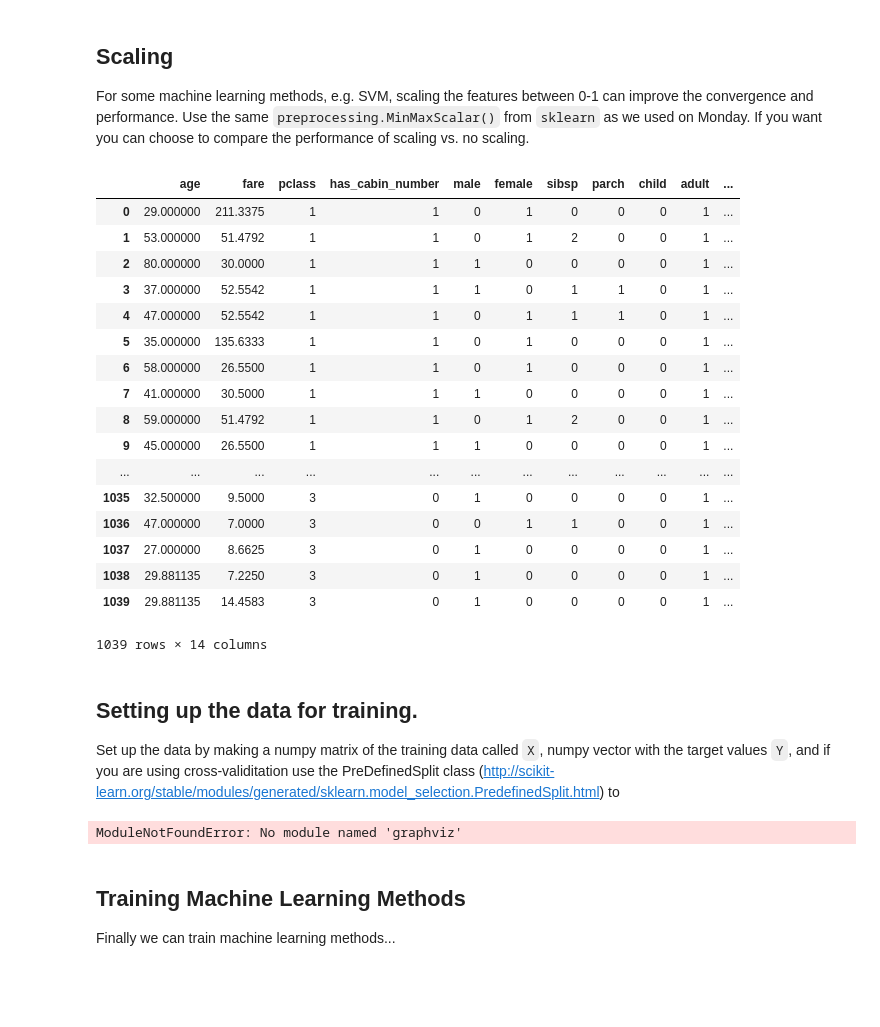
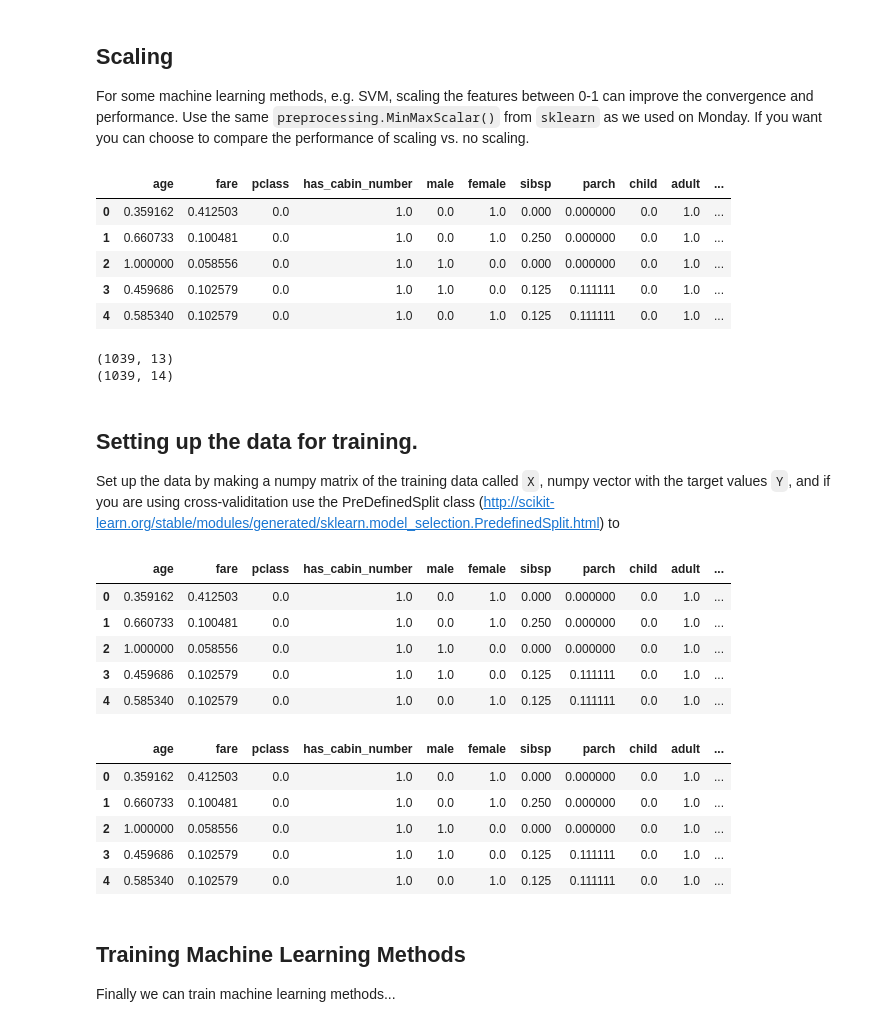
Before and after one commit to sailepradh/medbio_ML_proj, a Jupyter notebook: notebook/Exercise_on_supervised_learning-StudentVersion.ipynb, the cells around one changed output. Drawn from its saved outputs; the diff is of its cells as text; code cells hidden in the pictures; blank space fills up the shorter version.

```diff
--- a/notebook/Exercise_on_supervised_learning-StudentVersion.ipynb
+++ b/notebook/Exercise_on_supervised_learning-StudentVersion.ipynb
@@ -18,14 +18,14 @@ import pandas as pd
 import matplotlib.pyplot as plt
 
 #Read in the data to a pandas DataFrame using the read_csv method.
-train=pd.read_csv('../data/titanic_data.csv')
+train=pd.read_csv('titanic_data.csv')
 
 # We are using the train data as placeholder for the test data,
 # so we can implement code to run predictions on the test pandas DataFrame
-test=pd.read_csv('../data/titanic_data.csv')
+test=pd.read_csv('titanic_data.csv')
 
 #Uncomment this line to read in the true test, it will be revealed in due time....
 #test=pd.read_csv('titanic_test.csv')
-train.head()
+train
 # %% [output]
 |  | pclass | survived | name | sex | age | sibsp | parch | ticket | fare | cabin | embarked | ... |
@@ -231,51 +235,45 @@ For some machine learning methods, e.g. SVM, scaling the features between 0-1 ca
 # %%
 from sklearn import preprocessing
 min_max_scaler = preprocessing.MinMaxScaler()
 
 
 #Pick the columns that have numbers that can be used for training:
 trainable_cols=["age","fare","pclass","has_cabin_number","male","female","sibsp","parch","child","adult","adult_female","adult_male"]
-#trainable_cols=["age","fare","male"]
+#trainable_cols=["age","fare","pclass","sexy", "parch"]
 
 #For the training we include the 'cv' column
 train_columns=trainable_cols + ["survived","cv"]
 test_columns=trainable_cols + ["survived"]
 
 #Make train_data and test_data to be used for training and testing.
 train_data=train[train_columns].dropna()
 test_data=test[test_columns].dropna()
 #df=train_target[trainable_cols]
 
-scaling=False
+scaling=True
 if scaling:
     columns_to_scale=trainable_cols
     # Fit the scaler on the training data
     min_max_scaler.fit(train_data[columns_to_scale].values)
     # Transform the scaling to the train_data
     train_data.loc[:,columns_to_scale]=min_max_scaler.transform(train_data[columns_to_scale].values)
     # Transform the scaling to the test_data
     test_data.loc[:,columns_to_scale]=min_max_scaler.transform(test_data[columns_to_scale].values)
 
-train_data
+train_data.head()
 # %% [output]
 |  | age | fare | pclass | has_cabin_number | male | female | sibsp | parch | child | adult | ... |
-| 0 | 29.000000 | 211.3375 | 1 | 1 | 0 | 1 | 0 | 0 | 0 | 1 | ... |
-| 1 | 53.000000 | 51.4792 | 1 | 1 | 0 | 1 | 2 | 0 | 0 | 1 | ... |
-| 2 | 80.000000 | 30.0000 | 1 | 1 | 1 | 0 | 0 | 0 | 0 | 1 | ... |
-| 3 | 37.000000 | 52.5542 | 1 | 1 | 1 | 0 | 1 | 1 | 0 | 1 | ... |
-| 4 | 47.000000 | 52.5542 | 1 | 1 | 0 | 1 | 1 | 1 | 0 | 1 | ... |
-| 5 | 35.000000 | 135.6333 | 1 | 1 | 0 | 1 | 0 | 0 | 0 | 1 | ... |
-| 6 | 58.000000 | 26.5500 | 1 | 1 | 0 | 1 | 0 | 0 | 0 | 1 | ... |
-| 7 | 41.000000 | 30.5000 | 1 | 1 | 1 | 0 | 0 | 0 | 0 | 1 | ... |
-| 8 | 59.000000 | 51.4792 | 1 | 1 | 0 | 1 | 2 | 0 | 0 | 1 | ... |
-| 9 | 45.000000 | 26.5500 | 1 | 1 | 1 | 0 | 0 | 0 | 0 | 1 | ... |
-| ... | ... | ... | ... | ... | ... | ... | ... | ... | ... | ... | ... |
-| 1035 | 32.500000 | 9.5000 | 3 | 0 | 1 | 0 | 0 | 0 | 0 | 1 | ... |
-| 1036 | 47.000000 | 7.0000 | 3 | 0 | 0 | 1 | 1 | 0 | 0 | 1 | ... |
-| 1037 | 27.000000 | 8.6625 | 3 | 0 | 1 | 0 | 0 | 0 | 0 | 1 | ... |
-| 1038 | 29.881135 | 7.2250 | 3 | 0 | 1 | 0 | 0 | 0 | 0 | 1 | ... |
-| 1039 | 29.881135 | 14.4583 | 3 | 0 | 1 | 0 | 0 | 0 | 0 | 1 | ... |
+| 0 | 0.359162 | 0.412503 | 0.0 | 1.0 | 0.0 | 1.0 | 0.000 | 0.000000 | 0.0 | 1.0 | ... |
+| 1 | 0.660733 | 0.100481 | 0.0 | 1.0 | 0.0 | 1.0 | 0.250 | 0.000000 | 0.0 | 1.0 | ... |
+| 2 | 1.000000 | 0.058556 | 0.0 | 1.0 | 1.0 | 0.0 | 0.000 | 0.000000 | 0.0 | 1.0 | ... |
+| 3 | 0.459686 | 0.102579 | 0.0 | 1.0 | 1.0 | 0.0 | 0.125 | 0.111111 | 0.0 | 1.0 | ... |
+| 4 | 0.585340 | 0.102579 | 0.0 | 1.0 | 0.0 | 1.0 | 0.125 | 0.111111 | 0.0 | 1.0 | ... |
-1039 rows × 14 columns
+# %%
+print(test_data.shape)
+print(train_data.shape)
+# %% [output]
+(1039, 13)
+(1039, 14)
 # %% [markdown]
 ## Setting up the data for training.
 Set up the data by making a numpy matrix of the training data called `X`, numpy vector with the target values `Y`, and if you are using cross-validitation use the PreDefinedSplit class (http://scikit-learn.org/stable/modules/generated/sklearn.model_selection.PredefinedSplit.html) to
@@ -304,10 +296,21 @@ clf = clf.fit(iris.data, iris.target)
-# %%
-import graphviz
-dot_data = tree.export_graphviz(clf, out_file=None)
-graph = graphviz.Source(dot_data)
-graph.render("iris")
-# %% [output]
-ModuleNotFoundError: No module named 'graphviz'
+# %%
+test_data.head()
+# %% [output]
+|  | age | fare | pclass | has_cabin_number | male | female | sibsp | parch | child | adult | ... |
+| 0 | 0.359162 | 0.412503 | 0.0 | 1.0 | 0.0 | 1.0 | 0.000 | 0.000000 | 0.0 | 1.0 | ... |
+| 1 | 0.660733 | 0.100481 | 0.0 | 1.0 | 0.0 | 1.0 | 0.250 | 0.000000 | 0.0 | 1.0 | ... |
+| 2 | 1.000000 | 0.058556 | 0.0 | 1.0 | 1.0 | 0.0 | 0.000 | 0.000000 | 0.0 | 1.0 | ... |
+| 3 | 0.459686 | 0.102579 | 0.0 | 1.0 | 1.0 | 0.0 | 0.125 | 0.111111 | 0.0 | 1.0 | ... |
+| 4 | 0.585340 | 0.102579 | 0.0 | 1.0 | 0.0 | 1.0 | 0.125 | 0.111111 | 0.0 | 1.0 | ... |
+# %%
+train_data.head()
+# %% [output]
+|  | age | fare | pclass | has_cabin_number | male | female | sibsp | parch | child | adult | ... |
+| 0 | 0.359162 | 0.412503 | 0.0 | 1.0 | 0.0 | 1.0 | 0.000 | 0.000000 | 0.0 | 1.0 | ... |
+| 1 | 0.660733 | 0.100481 | 0.0 | 1.0 | 0.0 | 1.0 | 0.250 | 0.000000 | 0.0 | 1.0 | ... |
+| 2 | 1.000000 | 0.058556 | 0.0 | 1.0 | 1.0 | 0.0 | 0.000 | 0.000000 | 0.0 | 1.0 | ... |
+| 3 | 0.459686 | 0.102579 | 0.0 | 1.0 | 1.0 | 0.0 | 0.125 | 0.111111 | 0.0 | 1.0 | ... |
+| 4 | 0.585340 | 0.102579 | 0.0 | 1.0 | 0.0 | 1.0 | 0.125 | 0.111111 | 0.0 | 1.0 | ... |
 # %% [markdown]
 ## Training Machine Learning Methods
 Finally we can train machine learning methods...
```
Also changed, not shown: parts of 28 cells of this notebook.
